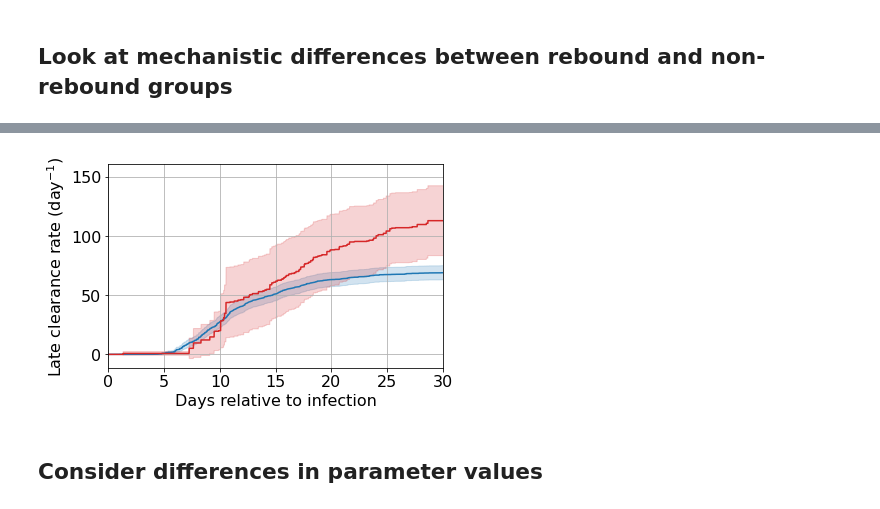
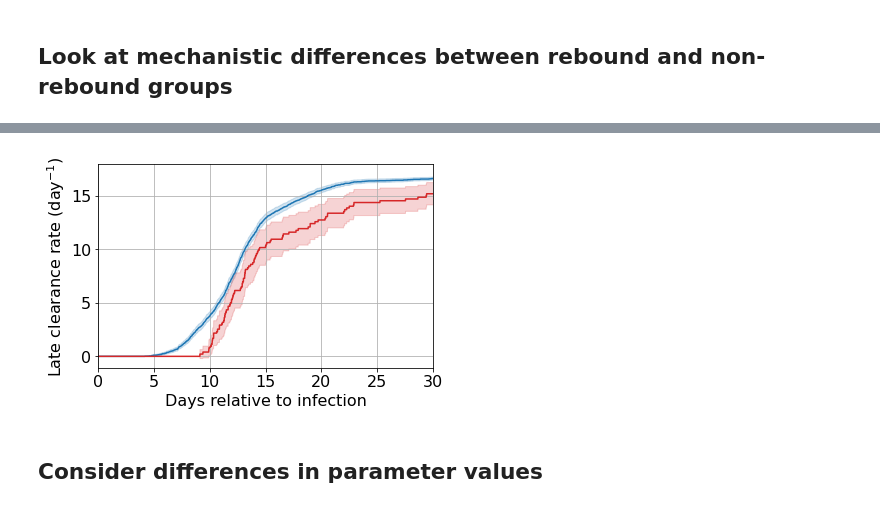
Before and after one commit to lacyk3/SARS-CoV-2Kinetics, a Jupyter notebook: Figures/Figure6-Rebound.ipynb, the cells around one changed output, grey strips where cells are left out. Cells and saved outputs as stored; diff of their text form; code cells hidden in the pictures.

```diff
--- a/Figures/Figure6-Rebound.ipynb
+++ b/Figures/Figure6-Rebound.ipynb
@@ -204,7 +211,7 @@ for i in parameters_df.id.unique():
     t = t - t[0]
     I = y[:,3]
     V = y[:,4]
-    peaks, props = find_peaks(np.log10(np.maximum(V,200)), height = 3, prominence = 1)
+    peaks, props = find_peaks(np.log10(np.maximum(V,200)), height = 2, prominence = 0.5)
     numpeaks.append(len(peaks))
     if len(peaks) > 1:
         time_last_peak.append(t[peaks[-1]])
@@ -295,5 +302,5 @@ plt.grid(which='major')
 # %%
-data = R_
+data =np.log10(np.maximum(R_,250))
 colors = ['tab:blue','tab:red']
 fig, ax = plt.subplots(figsize = (6,3.75))
 for ii in np.arange(0,2):
@@ -308,7 +315,7 @@ for ii in np.arange(0,2):
     plt.fill_between(t, CI_low, CI_high,color = colors[ii],alpha = .2)
     plt.plot(t,np.mean(data1, axis = 0), color = colors[ii])
     plt.xlim([0,30])
-    plt.xlabel('Days since infection')
-    plt.ylabel('Refractory cells')
+    plt.xlabel('Days relative to infection')
+    plt.ylabel(r'log$_{10}$ refractory cells')
 plt.grid()
 # %% [output]
@@ -329,7 +336,7 @@ for ii in np.arange(0,2):
     plt.fill_between(t, CI_low, CI_high,color = colors[ii],alpha = .2)
     plt.plot(t,np.mean(data1, axis = 0), color = colors[ii])
     plt.xlim([0,30])
-    plt.xlabel('Days since infection')
-    plt.ylabel(r'log$_{10}$ Susceptible cells')
+    plt.xlabel('Days relative to infection')
+    plt.ylabel(r'log$_{10}$ susceptible cells')
 plt.grid()
 # %% [output]
@@ -381,0 +389,24 @@ plt.grid()
+# %%
+# Dead cells
+# S0 - I - R - S
+
+D_ = 1e7- S_ - I_ - R_
+
+data =np.log10(np.maximum(D_,250))
+colors = ['tab:blue','tab:red']
+fig, ax = plt.subplots(figsize = (6,3.75))
+for ii in np.arange(0,2):
+    data1 = data[parameters_df.Rebound == ii]
+    CI_low = []
+    CI_high = []
+    for i in np.arange(0,5000):
+        ans = st.norm.interval(alpha=0.95, loc=np.mean(data1[:,i]), scale=st.sem(data1[:,i]))
+        CI_low.append(ans[0])
+        CI_high.append(ans[1])
+    plt.grid()
+    plt.fill_between(t, CI_low, CI_high,color = colors[ii],alpha = .2)
+    plt.plot(t,np.mean(data1, axis = 0), color = colors[ii])
+    plt.xlim([0,30])
+    plt.xlabel('Days since infection')
+    plt.ylabel(r'log$_{10}$ Dead cells')
+plt.grid()
@@ -382,27 +415,27 @@ plt.grid()
 # %%
 fig, ax = plt.subplots(figsize = (6,3.75))
-data = [m*1*(t > tAI+t0) for (m,t0,tAI) in zip(parameters_df['m_mode'],parameters_df['tzero_mode'],parameters_df['tAI_mode'])]
+data = [m*1*(t > tAI+t0) for (m,t0,tAI) in zip(parameters_df['m_mode'],parameters_df['tzero_mode'],parameters_df['tau_mode'])]
 data = np.concatenate(data)
 data = np.reshape(data, (len(parameters_df),5000))
 colors = ['tab:blue','tab:red']
 
 for ii in np.arange(0,2):
     data1 = data[parameters_df.Rebound == ii]
     CI_low = []
     CI_high = []
     for i in np.arange(0,5000):
         ans = st.norm.interval(alpha=0.95, loc=np.mean(data1[:,i]), scale=st.sem(data1[:,i]))
         CI_low.append(ans[0])
         CI_high.append(ans[1])
     plt.fill_between(t, CI_low, CI_high,color = colors[ii],alpha = .2)
     plt.plot(t,np.mean(data1, axis = 0), color = colors[ii])
     plt.xlim([0,30])
     plt.xlabel('Days relative to infection')
     plt.ylabel(r'Late clearance rate (day$^{-1}$)')
 
 plt.grid()
 # %% [output]
-[figure, old version]
+[figure, new version]
 # %% [markdown]
 ## Consider differences in parameter values
 # %%
```
Also changed, not shown: parts of 28 cells of this notebook.
